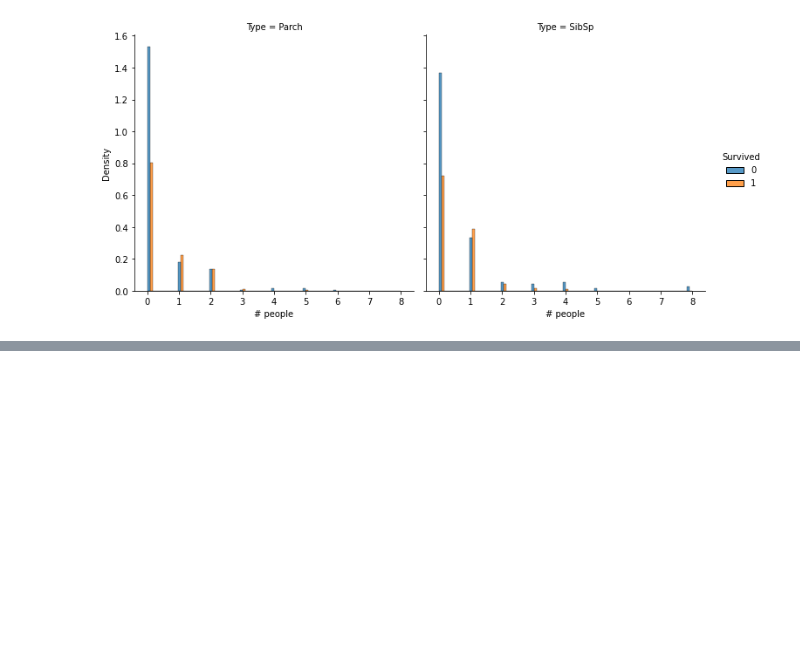
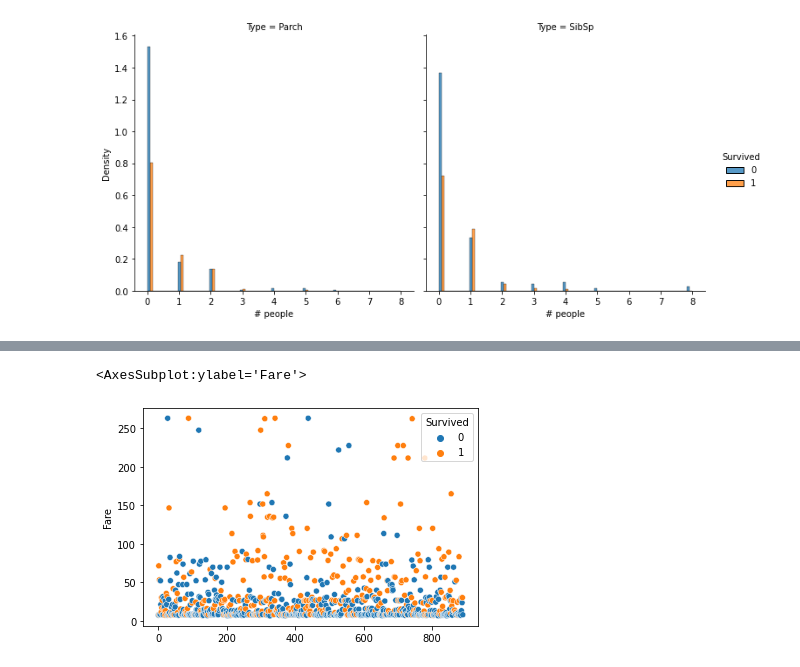
Before and after one commit to djm160830/kaggle-notebooks, a Jupyter notebook: titanic-submission.ipynb, the cells around one changed output, grey strips where cells are left out. Drawn from its saved outputs; the diff is of its cells as text; code cells hidden in the pictures; blank space fills up the shorter version.

```diff
--- a/titanic-submission.ipynb
+++ b/titanic-submission.ipynb
@@ -223,0 +248,6 @@ Another way to do feature selection for a regression problem like this is to app
+# %%
+df = train.query('5<Fare<500')[['Fare', 'Survived']]
+df.pipe((sns.scatterplot, 'data'), x=df.index, y=df['Fare'], hue='Survived')
+# %% [output]
+<AxesSubplot:ylabel='Fare'>
+[figure, added]
```
Also changed, not shown: parts of 12 cells of this notebook.
